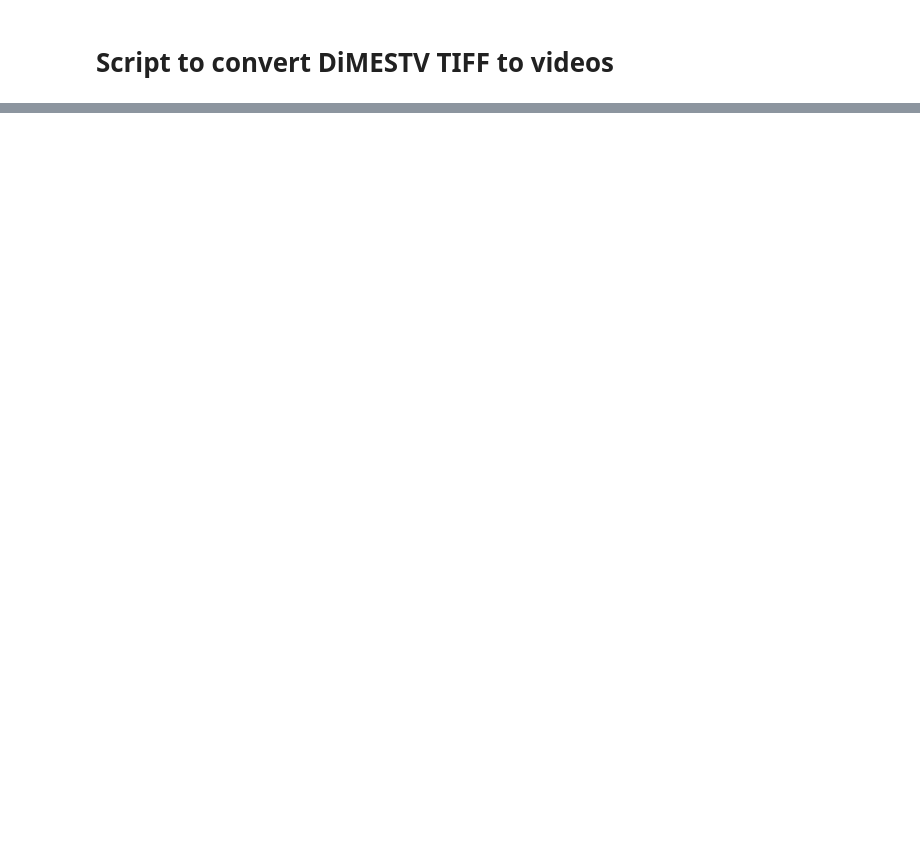
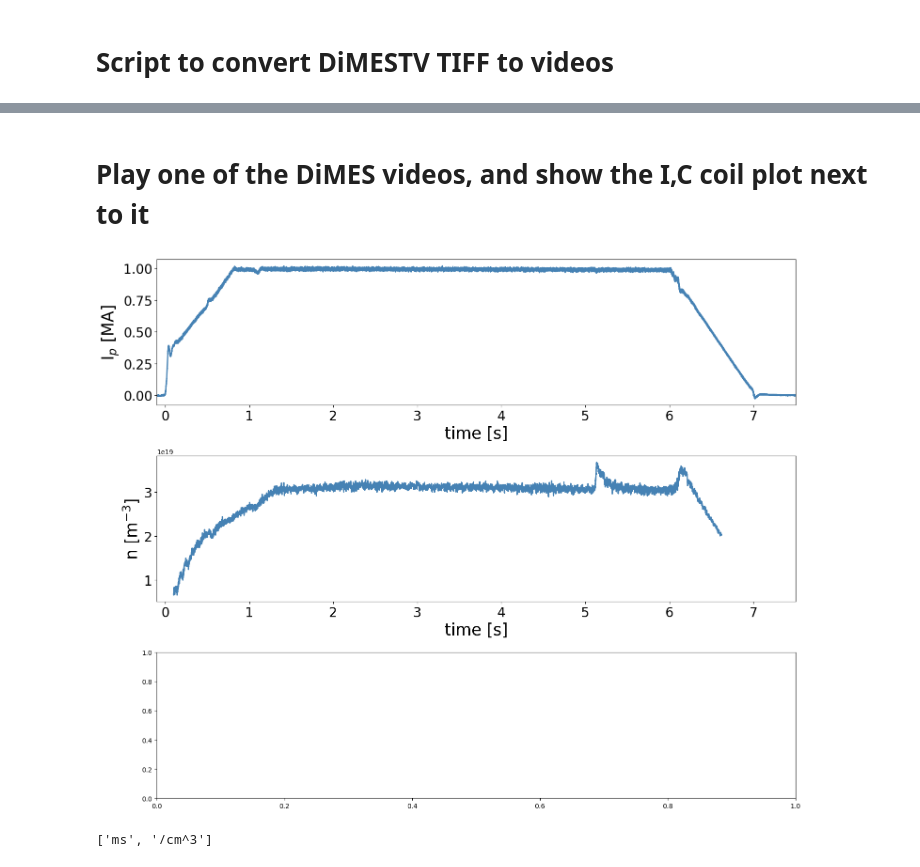
Before and after one commit to as-maan/sol_efc, a Jupyter notebook: DiMES.ipynb, the cells around one changed output, grey strips where cells are left out. Drawn from its saved outputs; the diff is of its cells as text; code cells hidden in the pictures; blank space fills up the shorter version.

```diff
--- a/DiMES.ipynb
+++ b/DiMES.ipynb
@@ -29,0 +74,21 @@ IndexError: list index out of range
+# %% [markdown]
+# Play one of the DiMES videos, and show the I,C coil plot next to it
+# %%
+import matplotlib.pyplot as plt
+import plot_tools as plot
+import read
+
+shot = 192969
+fig, ax = plt.subplots(3,1,figsize=(15,12))
+ip,t,units = read.one_d(shot,'ip')
+plot.plot1d_ax(ax[0],t/1000,ip/1e6,'time [s]',r'I$_p$ [MA]',xlim=[-0.1,7.5])
+n,t,units = read.one_d(shot,'density')
+plot.plot1d_ax(ax[1],t/1000,n*1e6,'time [s]',r'n [m$^{-3}$]',xlim=[-0.1,7.5])
+# tight
+fig.tight_layout()
+# %% [output]
+[figure, added]
+# %%
+units
+# %% [output]
+['ms', '/cm^3']
```
Also changed, not shown: parts of 5 cells of this notebook, 6 other files.
